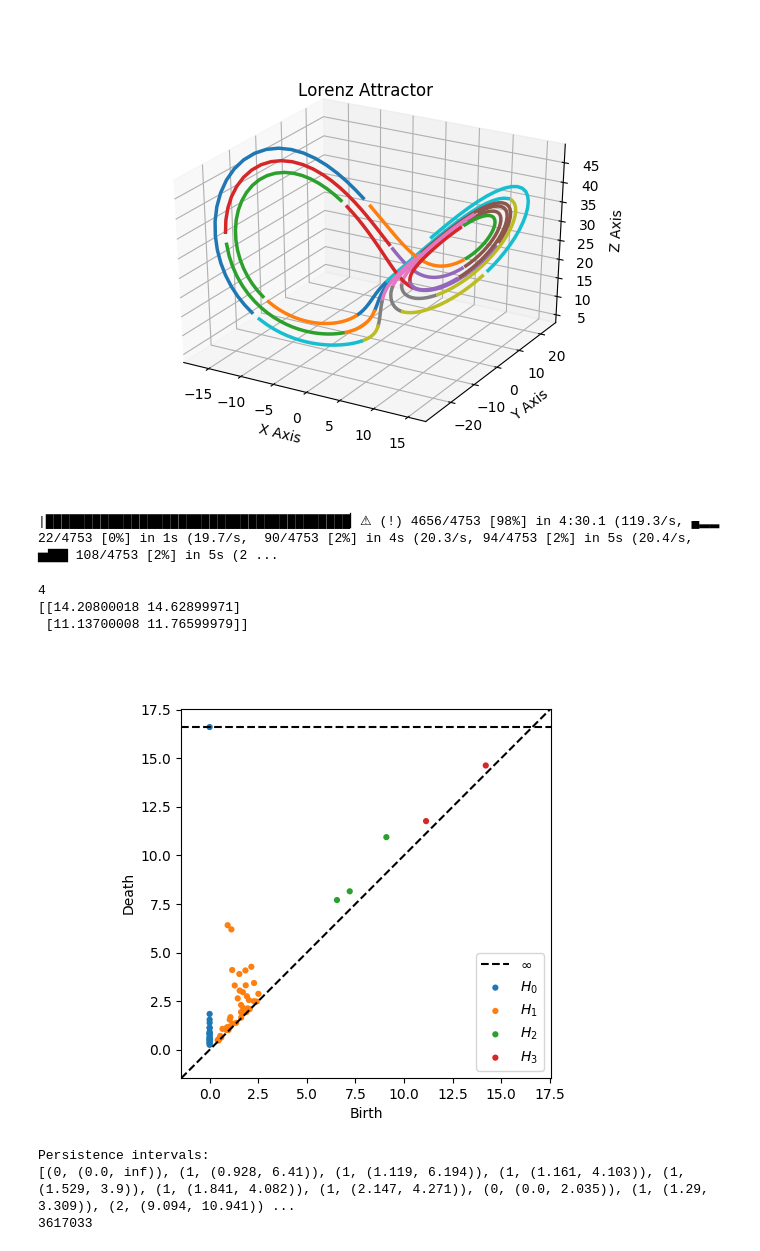
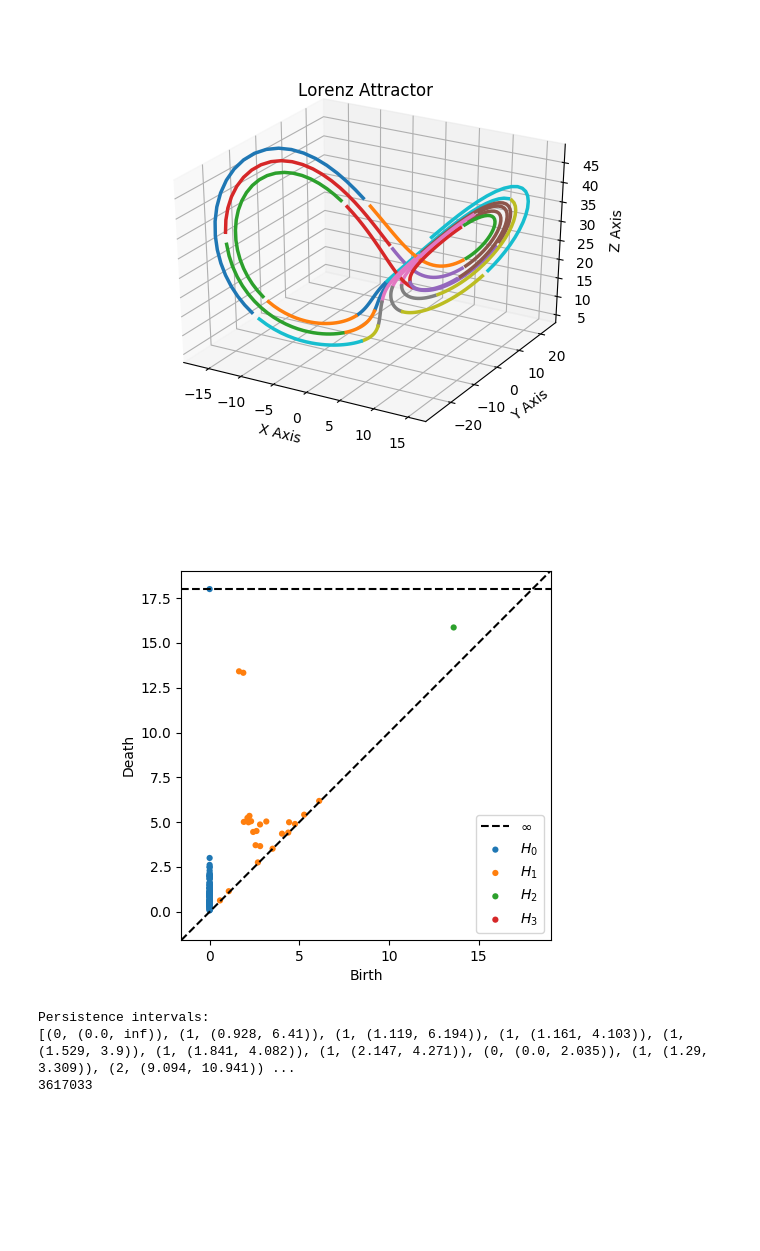
Before and after one commit to Mishalassif/Traj2Phase, a Jupyter notebook: examples/lorenz/lorenz_test.ipynb, the cells around one changed output. Cells and saved outputs as stored; diff of their text form; code cells hidden in the pictures; blank space fills up the shorter version.

Commit message:
Directory structure change + ripser change in examples

```diff
--- a/examples/lorenz/lorenz_test.ipynb
+++ b/examples/lorenz/lorenz_test.ipynb
@@ -75,30 +80,20 @@ plt.show()
 # %%
 t2s = Traj2Sim()
 t2s.set_trajectories(traj_list[:-2])
-t2s.dist = 'mssd'
 
 t2s.compute_mssd(verbose=False)
+t2s.save_bifilt(filename='lorenz.npy')
-# %% [output]
-|███████████████████████████████████████▏⚠︎ (!) 4656/4753 [98%] in 4:30.1 (119.3/s, ▄▂▂ 22/4753 [0%] in 1s (19.7/s,  90/4753 [2%] in 4s (20.3/s, 94/4753 [2%] in 5s (20.4/s,  ▅▇▇ 108/4753 [2%] in 5s (2 ...
 # %%
-%load_ext autoreload
-
-%autoreload 2
-
 from ripser import ripser
 from sklearn import datasets
 from persim import plot_diagrams
-np.save('dist_lorenz', t2s.dist_mat)
-dgms = ripser(t2s.dist_mat, distance_matrix=True, maxdim=3)['dgms']
-print(len(dgms))
-print(dgms[3])
+
+
+dgms = ripser(t2s.bifilt[12,:,:], distance_matrix=True, maxdim=3)['dgms']
 plt.clf()
 plot_diagrams(dgms, show = True)
 # %% [output]
-4
-[[14.20800018 14.62899971]
- [11.13700008 11.76599979]]
-[figure, old version]
+[figure, new version]
 # %%
 t2s.compute_sim(verbose=False)
 print('Persistence intervals:')
```
Also changed, not shown: parts of 1 cell of this notebook, 5 other files.
